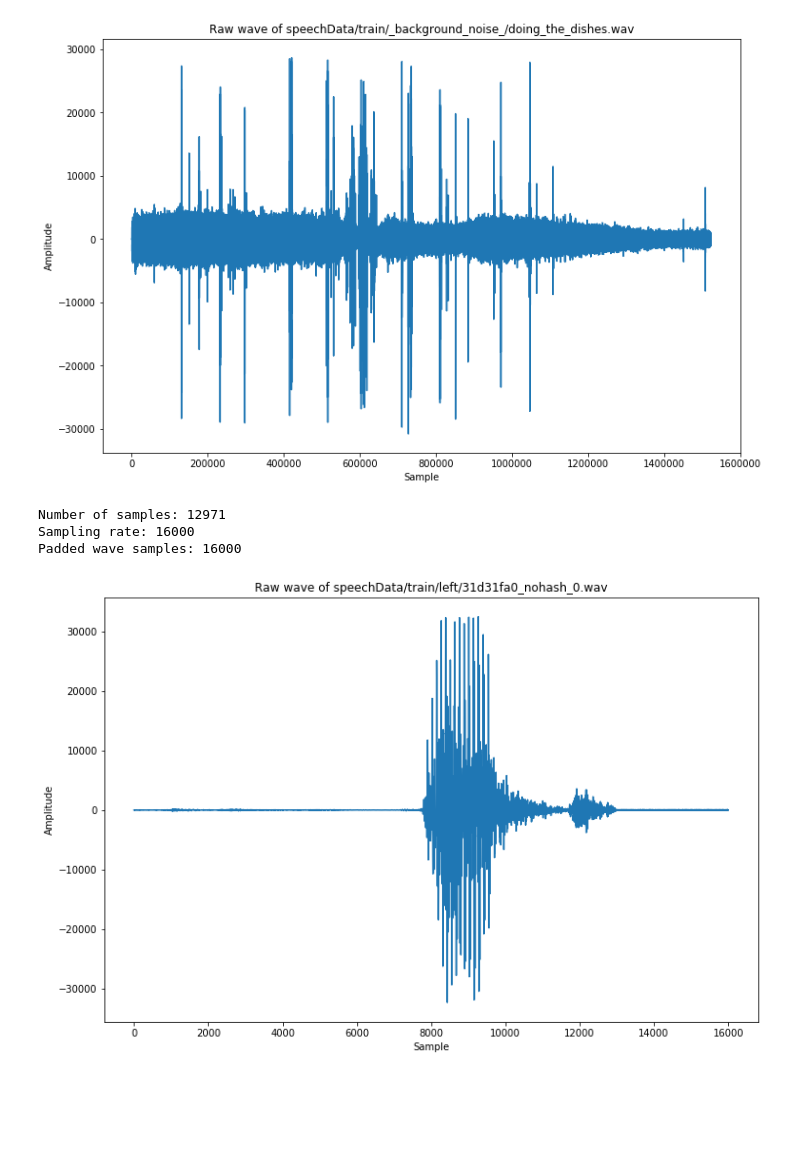
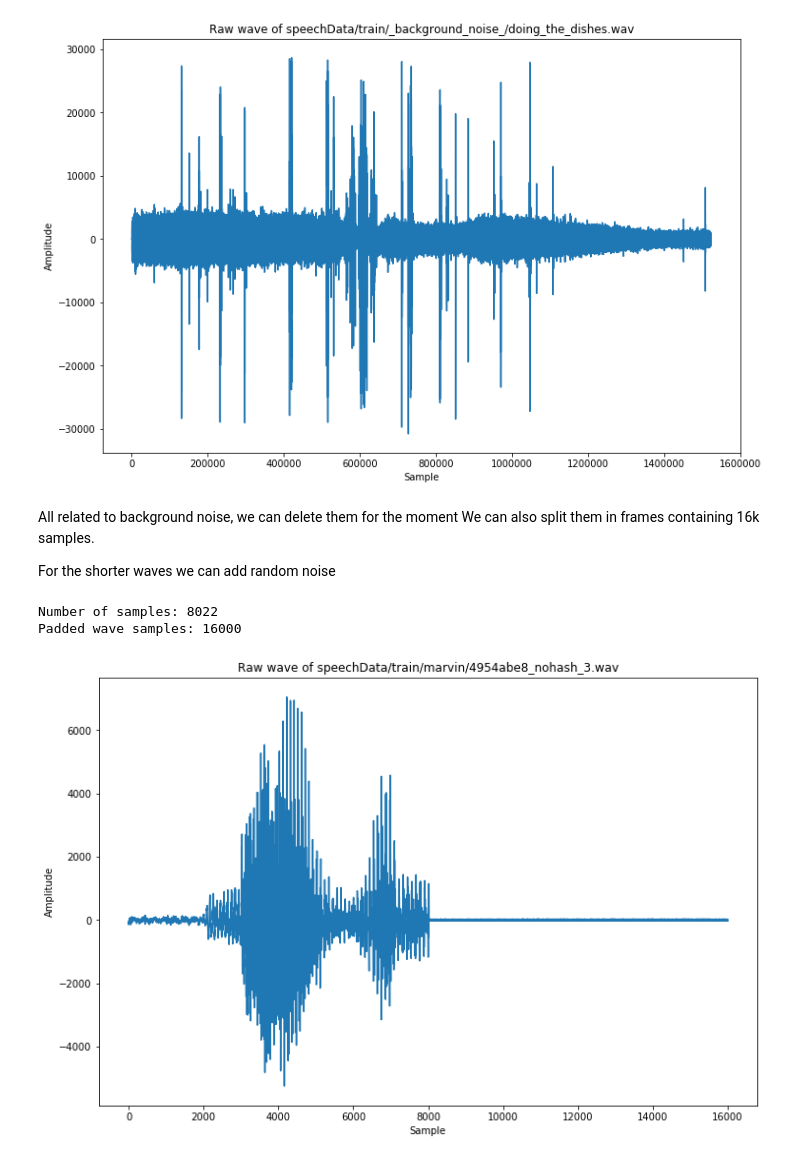
Before and after one commit to Mmiglio/SpeechRecognition, a Jupyter notebook: notebooks/exploratoryAnalysis.ipynb, the cells around one changed output. Drawn from its saved outputs; the diff is of its cells as text; code cells hidden in the pictures; blank space fills up the shorter version.

```diff
--- a/notebooks/exploratoryAnalysis.ipynb
+++ b/notebooks/exploratoryAnalysis.ipynb
@@ -44,7 +57,7 @@ datasets = ['train', 'val', 'test']
 
 fix, ax = plt.subplots(3,1, figsize=(15,15))
 for i, dataset in enumerate(datasets):
-    counts, values = valueCount(dataset)
+    counts, labels = valueCount(dataset)
     ax[i].bar(range(len(counts)), counts)
     ax[i].set_xticks(range(len(counts)))
     ax[i].set_xticklabels(labels, rotation=90)
@@ -80,11 +93,14 @@ fig.show()
 # %%
 lengths = list()
 anomalies = []
+shorter = []
 for i, f in enumerate(dataDict['train']['files']):
     sampling_rate, wave = wavfile.read(f)#librosa.load(f, sr=None)
     lengths.append(len(wave))
     if len(wave)>16000:
         anomalies.append(i)
+    if len(wave)<10000:
+        shorter.append(i)
 # %%
 Counter(lengths)
 # %% [output]
@@ -132,24 +143,27 @@ fig.show()
+# %% [markdown]
+All related to background noise, we can delete them for the moment
+We can also split them in frames containing 16k samples.
+
+For the shorter waves we can add random noise
 # %%
 import numpy as np
 
-f = dataDict['train']['files'][3]
+f = dataDict['train']['files'][shorter[0]]
 sampling_rate, wave = wavfile.read(f)
 print("Number of samples: {}".format(len(wave)))
-print("Sampling rate: {}".format(sampling_rate))
 
 if len(wave) < 16000:
-    silence_part = np.random.randint(-50, 50, 16000-len(wave))
+    silence_part = np.random.randint(-30, 30, 16000-len(wave))
     wave = np.append(np.asarray(wave), silence_part)
     print('Padded wave samples: {}'.format(len(wave)))
 
 fig, ax = plt.subplots(figsize=(12,8))
 ax.plot(range(len(wave)), wave)
 ax.set_title('Raw wave of ' + f)
 ax.set_ylabel('Amplitude')
 ax.set_xlabel('Sample')
 fig.show()
 # %% [output]
-Number of samples: 12971
-Sampling rate: 16000
+Number of samples: 8022
 Padded wave samples: 16000
-[figure, old version]
+[figure, new version]
```
Also changed, not shown: parts of 19 cells of this notebook.
